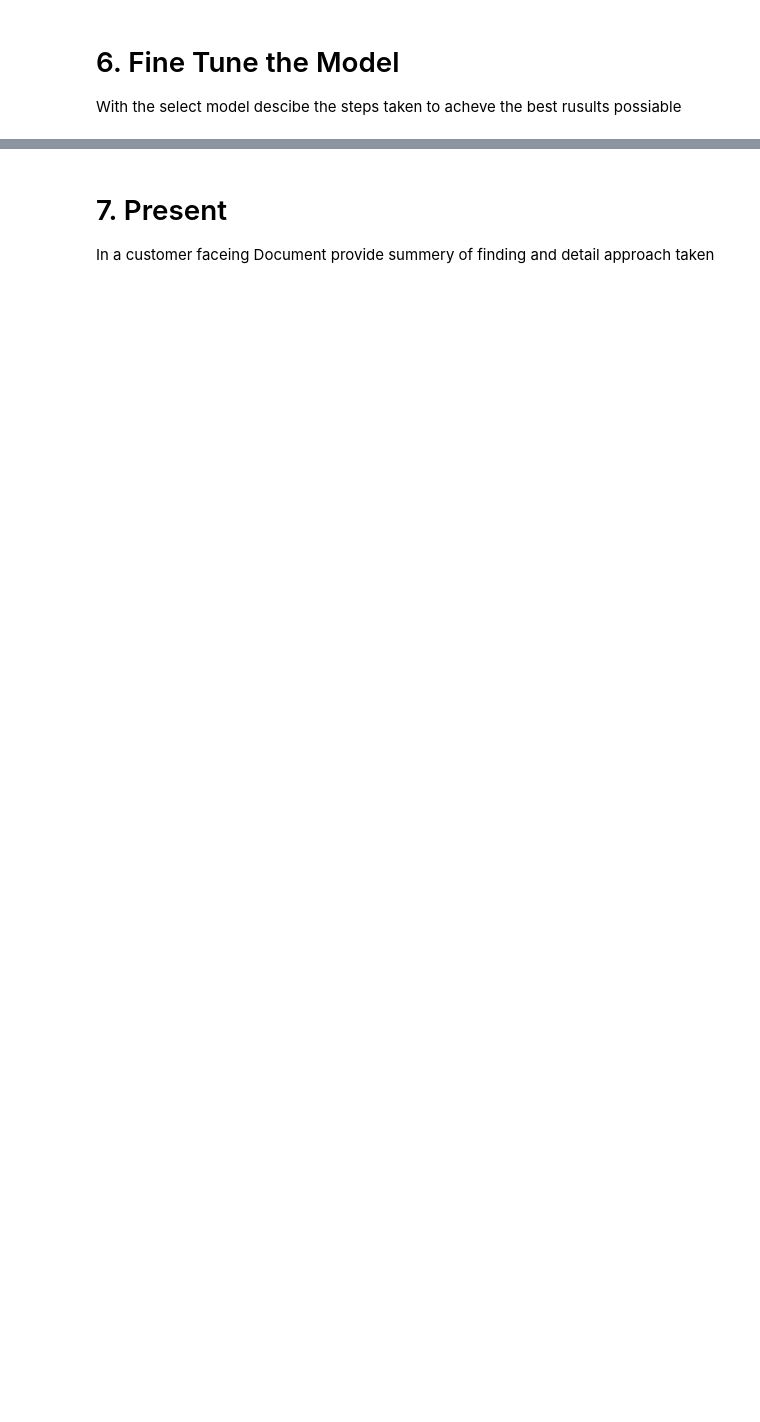
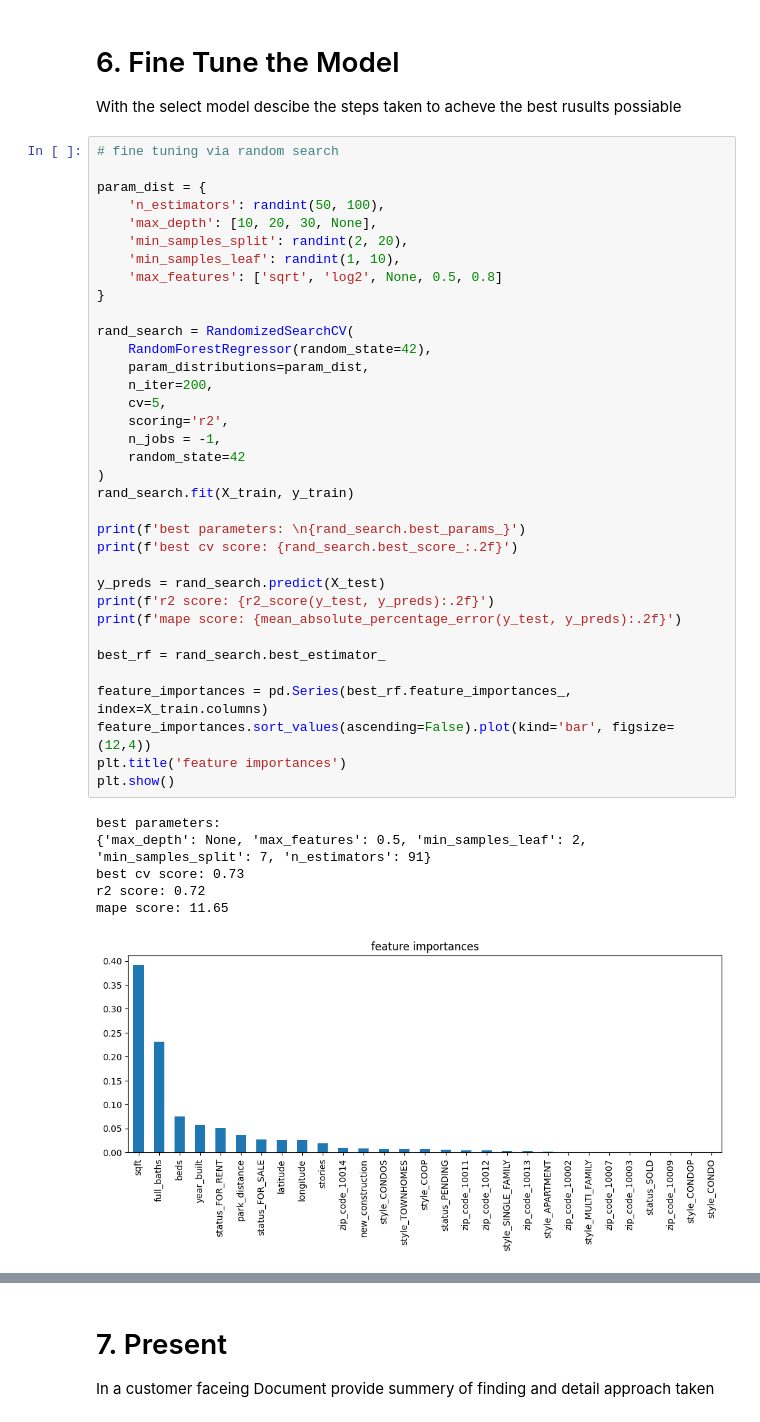
Before and after one commit to mandiiiwu/ml-classwork, a Jupyter notebook: Project_2/Project_2.ipynb, the cells around one changed output, grey strips where cells are left out. Saved outputs shown, nothing was run; the diff lists cells and outputs as text; blank space fills up the shorter version.

```diff
--- a/Project_2/Project_2.ipynb
+++ b/Project_2/Project_2.ipynb
@@ -711,3 +566,45 @@ Test MAPE: 1.1575622994117727
 # 6. Fine Tune the Model
 
 With the select model descibe the steps taken to acheve the best rusults possiable
+# %%
+# fine tuning via random search
+
+param_dist = {
+    'n_estimators': randint(50, 100),
+    'max_depth': [10, 20, 30, None],
+    'min_samples_split': randint(2, 20),
+    'min_samples_leaf': randint(1, 10),
+    'max_features': ['sqrt', 'log2', None, 0.5, 0.8]
+}
+
+rand_search = RandomizedSearchCV(
+    RandomForestRegressor(random_state=42),
+    param_distributions=param_dist,
+    n_iter=200,
+    cv=5,
+    scoring='r2',
+    n_jobs = -1,
+    random_state=42
+)
+rand_search.fit(X_train, y_train)
+
+print(f'best parameters: \n{rand_search.best_params_}')
+print(f'best cv score: {rand_search.best_score_:.2f}')
+
+y_preds = rand_search.predict(X_test)
+print(f'r2 score: {r2_score(y_test, y_preds):.2f}')
+print(f'mape score: {mean_absolute_percentage_error(y_test, y_preds):.2f}')
+
+best_rf = rand_search.best_estimator_
+
+feature_importances = pd.Series(best_rf.feature_importances_, index=X_train.columns)
+feature_importances.sort_values(ascending=False).plot(kind='bar', figsize=(12,4))
+plt.title('feature importances')
+plt.show()
+# %% [output]
+best parameters:
+{'max_depth': None, 'max_features': 0.5, 'min_samples_leaf': 2, 'min_samples_split': 7, 'n_estimators': 91}
+best cv score: 0.73
+r2 score: 0.72
+mape score: 11.65
+[figure, added]
```
Also changed, not shown: parts of 31 cells of this notebook.
